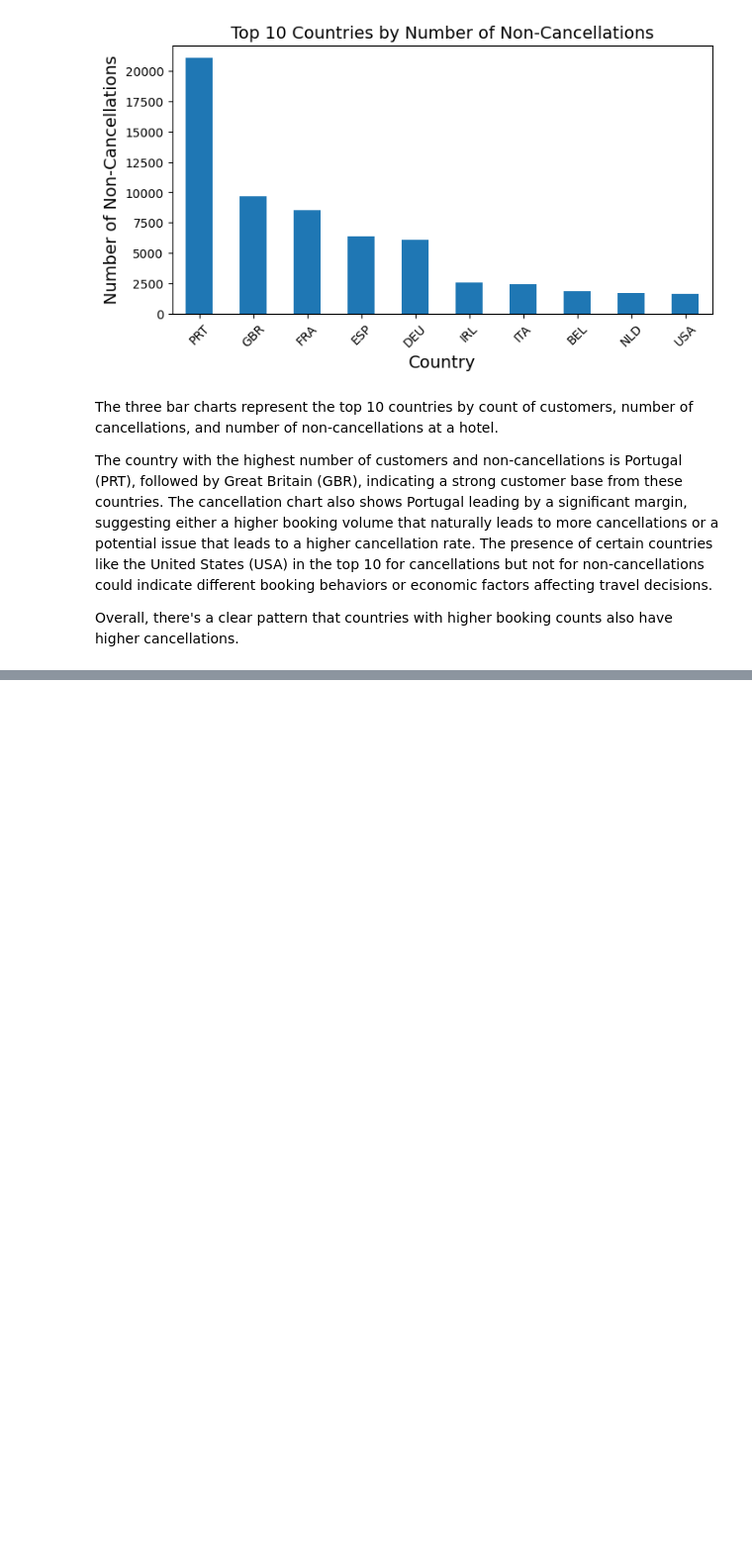
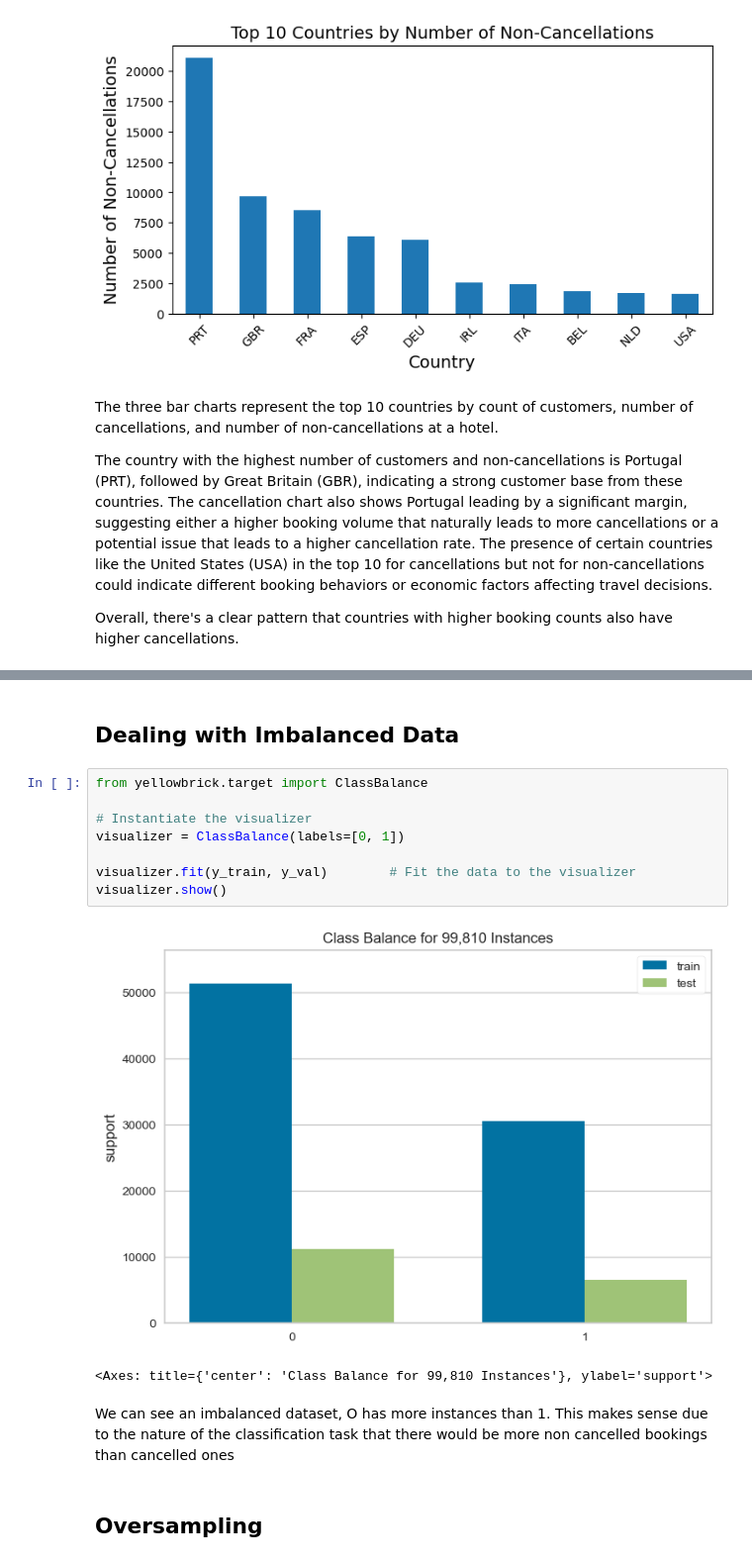
Before and after one commit to McGill-MMA-EnterpriseAnalytics/hotel-cancellation-analysis, a Jupyter notebook: Final_Project_Notebook.ipynb, the cells around one changed output, grey strips where cells are left out. Shown at 99% size. Drawn from its saved outputs; the diff is of its cells as text; blank space fills up the shorter version.

```diff
--- a/Final_Project_Notebook.ipynb
+++ b/Final_Project_Notebook.ipynb
@@ -423,0 +834,17 @@ Overall, there's a clear pattern that countries with higher booking counts also
+# %% [markdown]
+## Dealing with Imbalanced Data
+# %%
+from yellowbrick.target import ClassBalance
+
+# Instantiate the visualizer
+visualizer = ClassBalance(labels=[0, 1])
+
+visualizer.fit(y_train, y_val)        # Fit the data to the visualizer
+visualizer.show()
+# %% [output]
+[figure, added]
+<Axes: title={'center': 'Class Balance for 99,810 Instances'}, ylabel='support'>
+# %% [markdown]
+We can see an imbalanced dataset, O has more instances than 1. This makes sense due to the nature of the classification task that there would be more non cancelled bookings than cancelled ones
+# %% [markdown]
+## Oversampling
```
Also changed, not shown: parts of 84 cells of this notebook.
